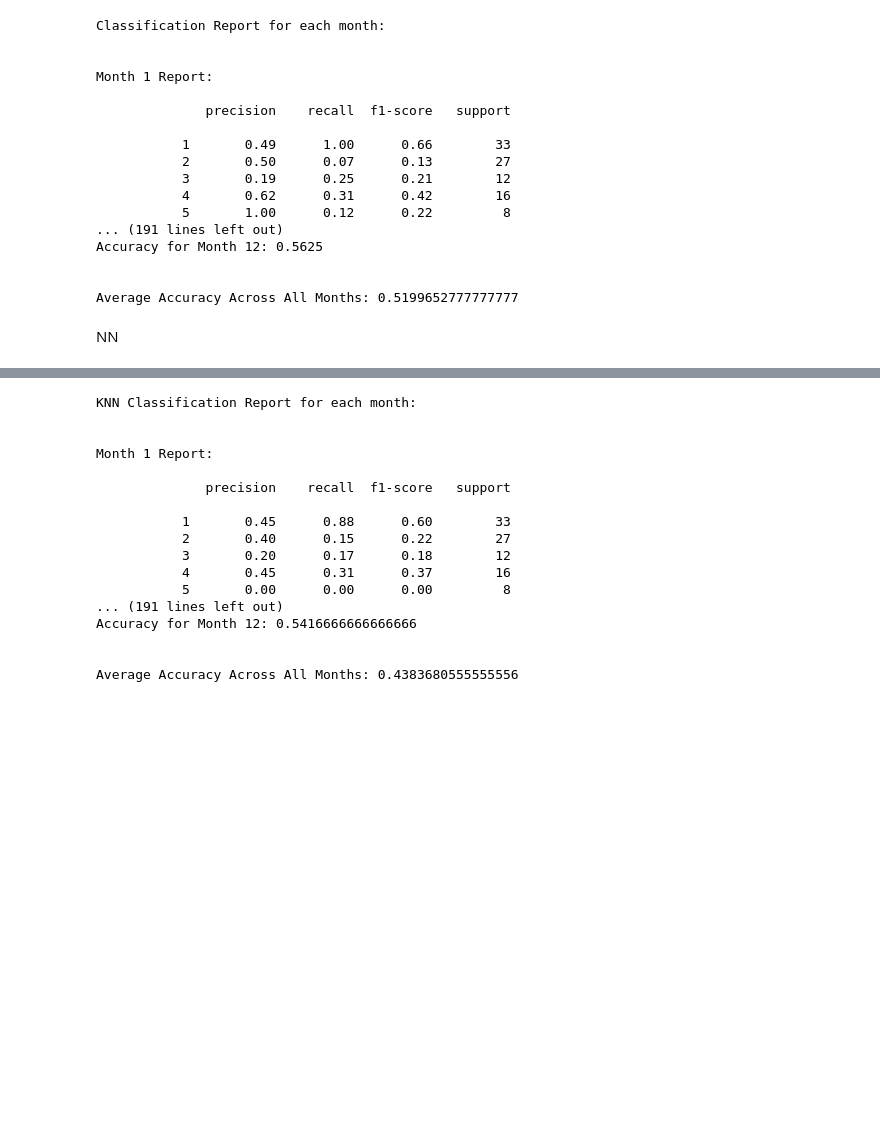
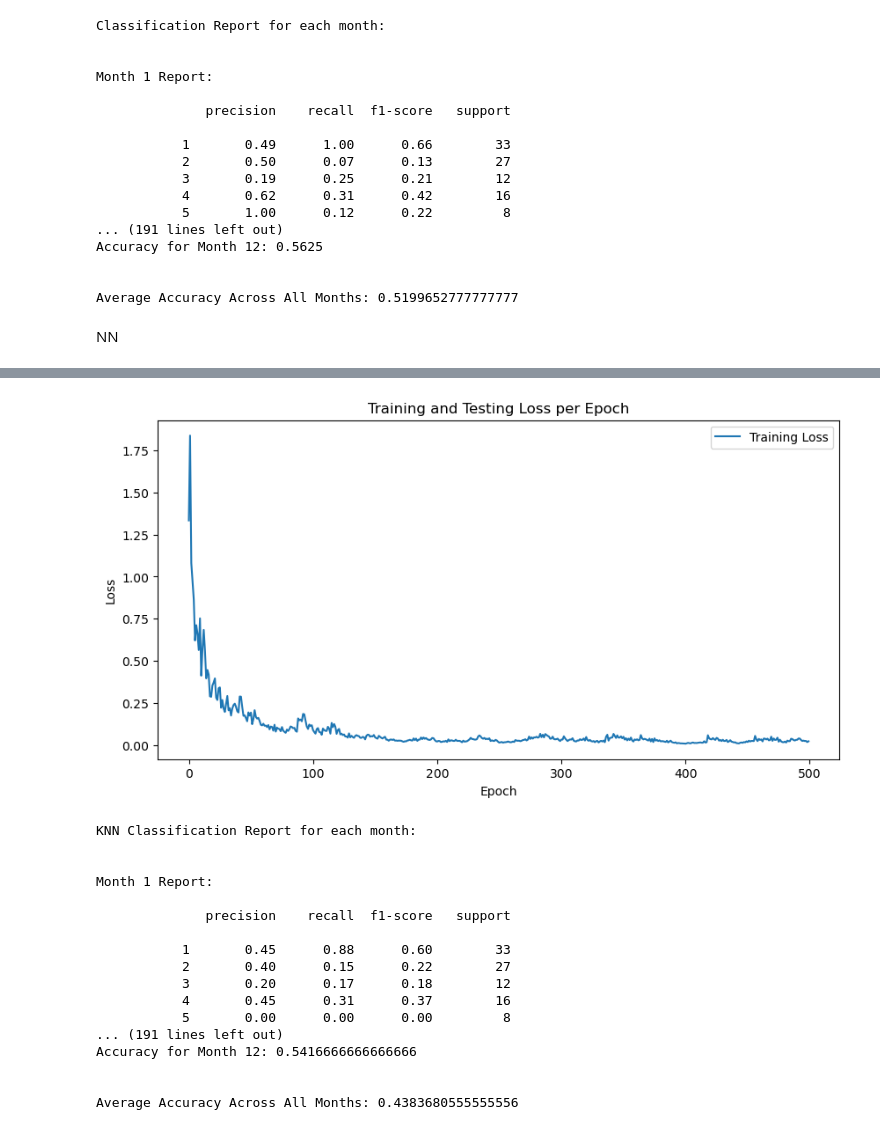
Before and after one commit to GChenCeph/ML-in-Big-Data, a Jupyter notebook: Code/guangkai.ipynb, the cells around one changed output, grey strips where cells are left out. Drawn from its saved outputs; the diff is of its cells as text; code cells hidden in the pictures; blank space fills up the shorter version.

```diff
--- a/Code/guangkai.ipynb
+++ b/Code/guangkai.ipynb
@@ -268,6 +268,7 @@ Average Accuracy Across All Months: 0.5199652777777777
 # %% [markdown]
 NN
 # %%
+from matplotlib import pyplot as plt
 import pandas as pd
 import torch
 import torch.nn as nn
@@ -314,7 +315,7 @@ def load_data(file_path):
 scaler = StandardScaler()
 X_train, y_train = load_data('../Data/training.csv')
 X_train = scaler.fit_transform(X_train)
-X_test, y_test = load_data('../Data/testing.csv')
+X_test, y_test = load_data('../Data/reference.csv') #testing
 X_test = scaler.transform(X_test)
 y_reference = pd.read_csv('../Data/reference.csv')[[f'f{i}' for i in range(1, 13)]].values
 
@@ -328,13 +329,14 @@ test_loader = DataLoader(test_dataset, batch_size=64, shuffle=False)
 input_size = X_train.shape[1]
 output_size = y_train.shape[1]
 model = RegressionNN(input_size, output_size)
+losses = []
 
 # Loss and optimizer
 criterion = nn.MSELoss()
 optimizer = optim.Adam(model.parameters(), lr=0.0055)
 
 # Train Model
-num_epochs = 100
+num_epochs = 500
 for epoch in range(num_epochs):
     for features, targets in train_loader:
         optimizer.zero_grad()
@@ -343,6 +345,7 @@ for epoch in range(num_epochs):
         loss.backward()
         nn.utils.clip_grad_norm_(model.parameters(), max_norm=1.0)
         optimizer.step()
+    losses.append(loss.item())
     print(f'Epoch {epoch+1}/{num_epochs}, Loss: {loss.item()}')
 
 # Evaluate Model
@@ -372,4 +375,12 @@ for i in range(12):
 print('Monthly Accuracy:\n')
 for i, acc in enumerate(accuracy_list, 1):
     print(f'Month {i}: {acc:.2f}\n')
+
+plt.figure(figsize=(10, 5))
+plt.plot(losses, label='Training Loss')
+plt.title('Training and Testing Loss per Epoch')
+plt.xlabel('Epoch')
+plt.ylabel('Loss')
+plt.legend()
+plt.show()
 # %% [output]
@@ -393,3 +404,4 @@ Month 12: 0.51
+[figure, added]
 # %%
 import pandas as pd
 from sklearn.neighbors import KNeighborsClassifier
```
Also changed, not shown: parts of 1 cell of this notebook.
